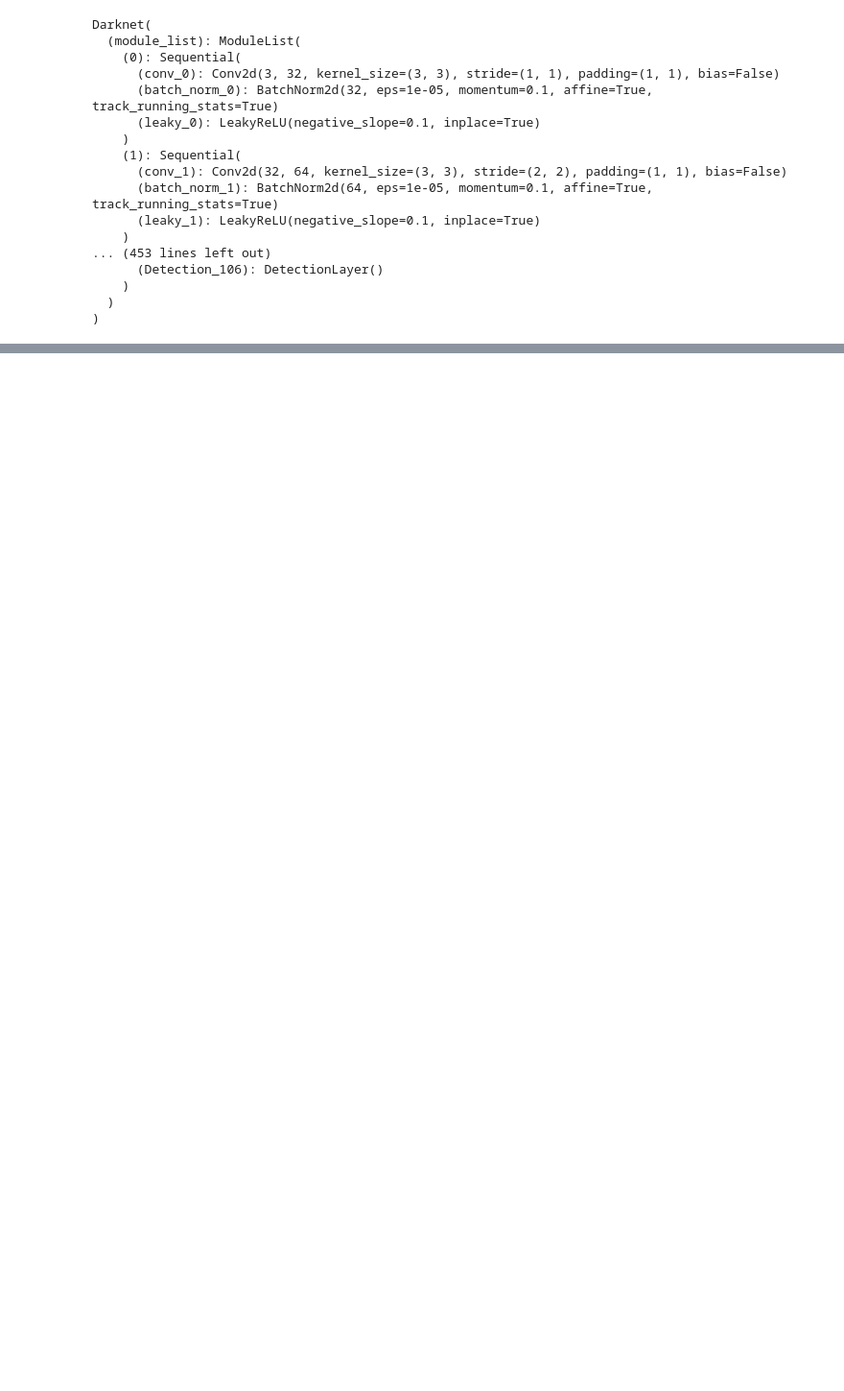
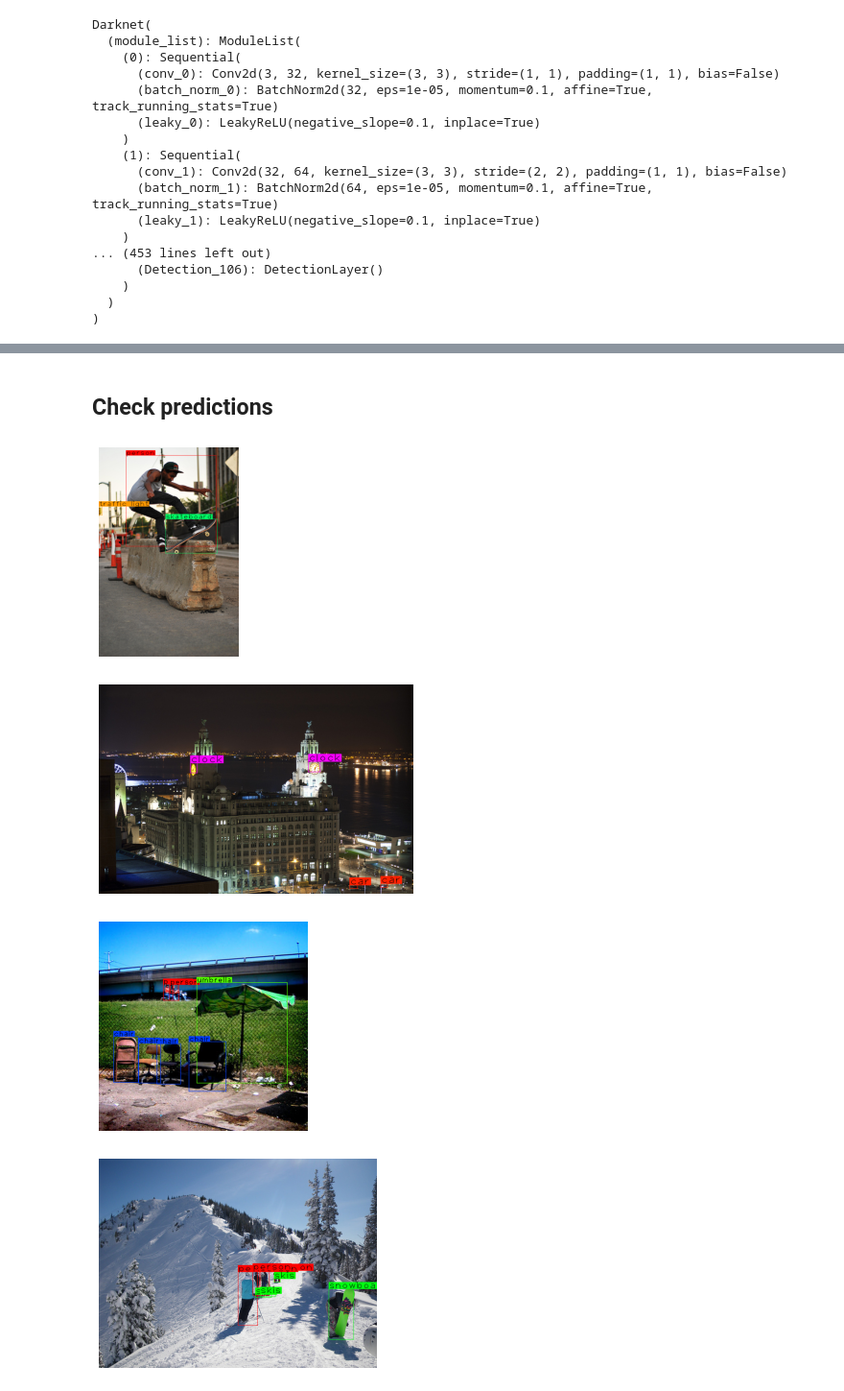
Before and after one commit to Senbjorn/yolov3-imp, a Jupyter notebook: evaluate_coco.ipynb, the cells around one changed output, grey strips where cells are left out. Shown at 96% size. Cells and saved outputs as stored; diff of their text form; code cells hidden in the pictures; blank space fills up the shorter version.

```diff
--- a/evaluate_coco.ipynb
+++ b/evaluate_coco.ipynb
@@ -58,3 +64,14 @@ paths = list(glob.glob(os.path.join(coco_val_path, '*')))
+# %%
+def compute_image_name(img_path):
+    img_file_name = os.path.split(img_path)[1]
+    img_id = os.path.splitext(img_file_name)[0]
+    return img_id
+# %%
+def compute_output_path(img_path, output_dir):
+    img_name = compute_image_name(img_path)
+    result_file_name = f'{img_name}.pt'
+    result_path = os.path.join(output_dir, result_file_name)
+    return result_path
 # %%
 for img_path in tqdm(paths):
     img = read_img(img_path)
@@ -77,0 +97,24 @@ for img_path in tqdm(paths):
+# %% [markdown]
+## Check predictions
+# %%
+sample = np.random.randint(0, len(paths), size=(10))
+palette = uniform_color_palette(num_classes)
+permute = np.arange(0, len(palette))
+np.random.shuffle(permute)
+palette = palette[permute]
+for i in sample:
+    img_path = paths[i]
+    img = read_img(img_path)
+    result_path = compute_output_path(img_path, coco_val_preds_path)
+    result = torch.load(result_path)
+    if result.numel() == 0:
+        continue
+    output = draw_predictions(img, result, palette, classes)
+    plt.imshow(output)
+    plt.axis('off')
+    plt.show()
+# %% [output]
+[figure, added]
+[figure, added]
+[figure, added]
+[figure, added]
```
Also changed, not shown: parts of 38 cells of this notebook, 5 other files.
